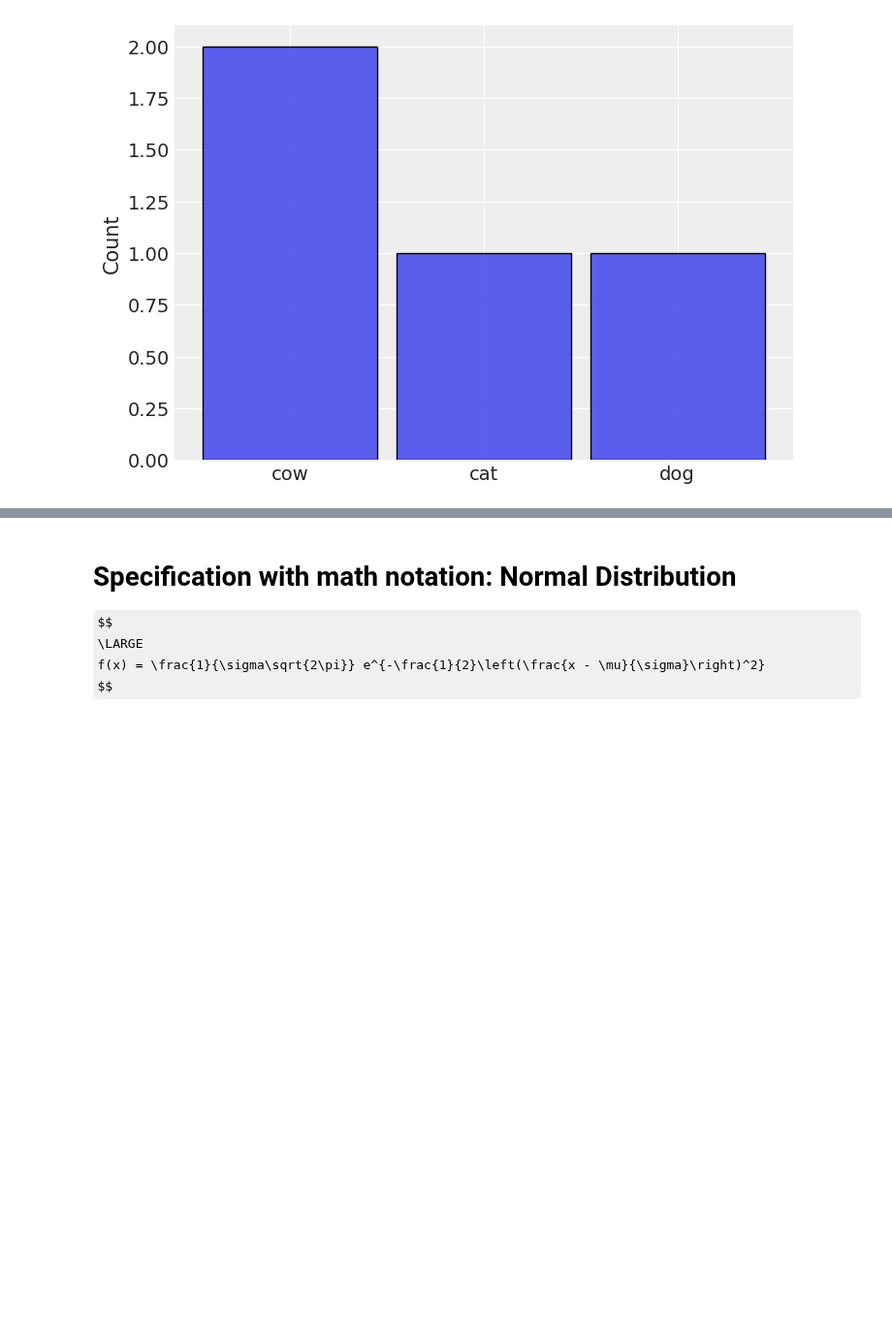
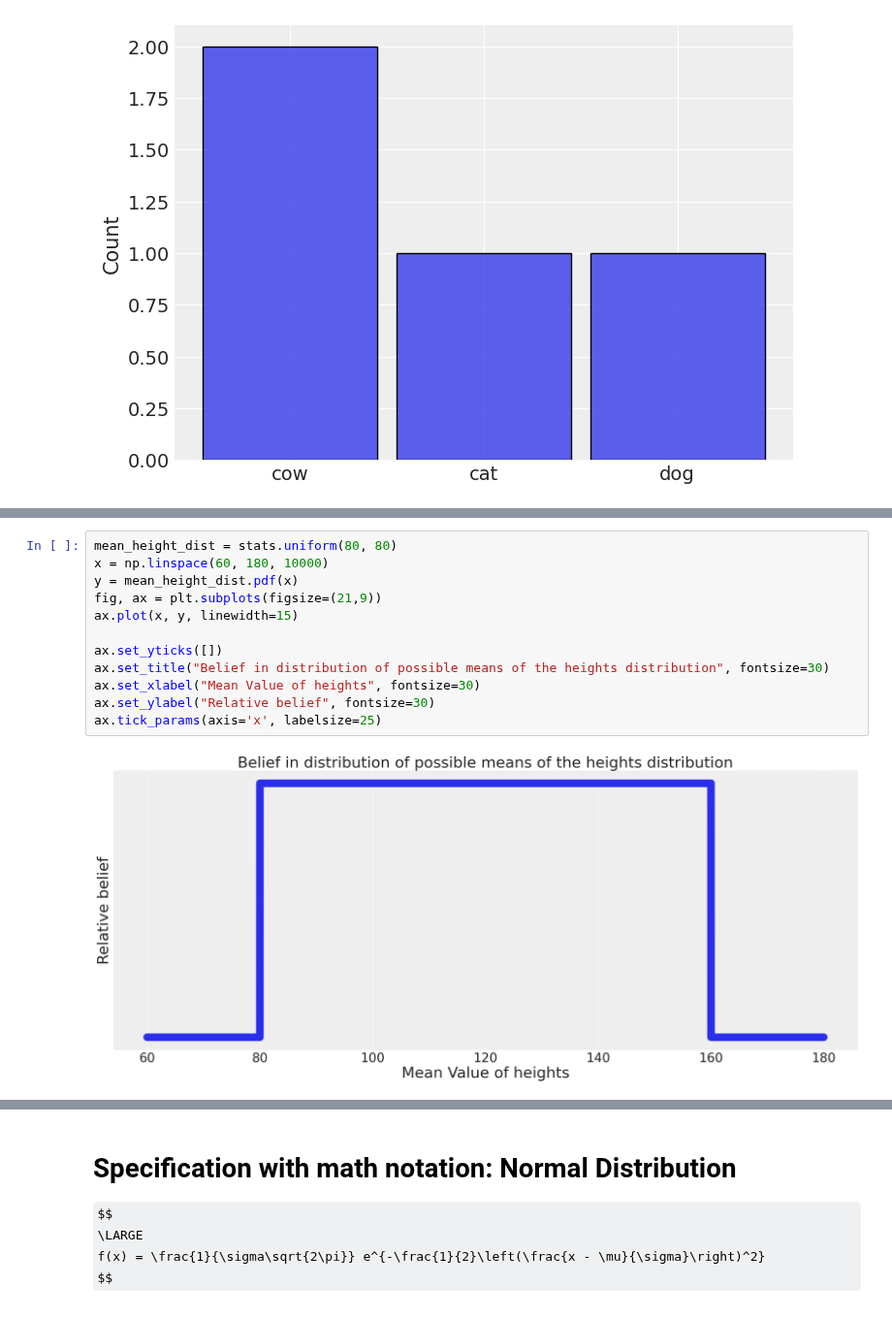
Before and after one commit to AlexAndorra/notebooks-experiments, a Jupyter notebook: lesson_2/Lesson_2.1.ipynb, the cells around one changed output, grey strips where cells are left out. Shown at 97% size. Saved outputs shown, nothing was run; the diff lists cells and outputs as text; some formulas as TeX source; blank space fills up the shorter version.

```diff
--- a/lesson_2/Lesson_2.1.ipynb
+++ b/lesson_2/Lesson_2.1.ipynb
@@ -86 +111,15 @@ ax.tick_params(axis='x', labelsize=25)
+# %%
+mean_height_dist = stats.uniform(80, 80)
+x = np.linspace(60, 180, 10000)
+y = mean_height_dist.pdf(x)
+fig, ax = plt.subplots(figsize=(21,9))
+ax.plot(x, y, linewidth=15)
+
+ax.set_yticks([])
+ax.set_title("Belief in distribution of possible means of the heights distribution", fontsize=30)
+ax.set_xlabel("Mean Value of heights", fontsize=30)
+ax.set_ylabel("Relative belief", fontsize=30)
+ax.tick_params(axis='x', labelsize=25)
+# %% [output]
+[figure, added]
 # %% [markdown]
```
Also changed, not shown: parts of 23 cells of this notebook, 4 other files.
